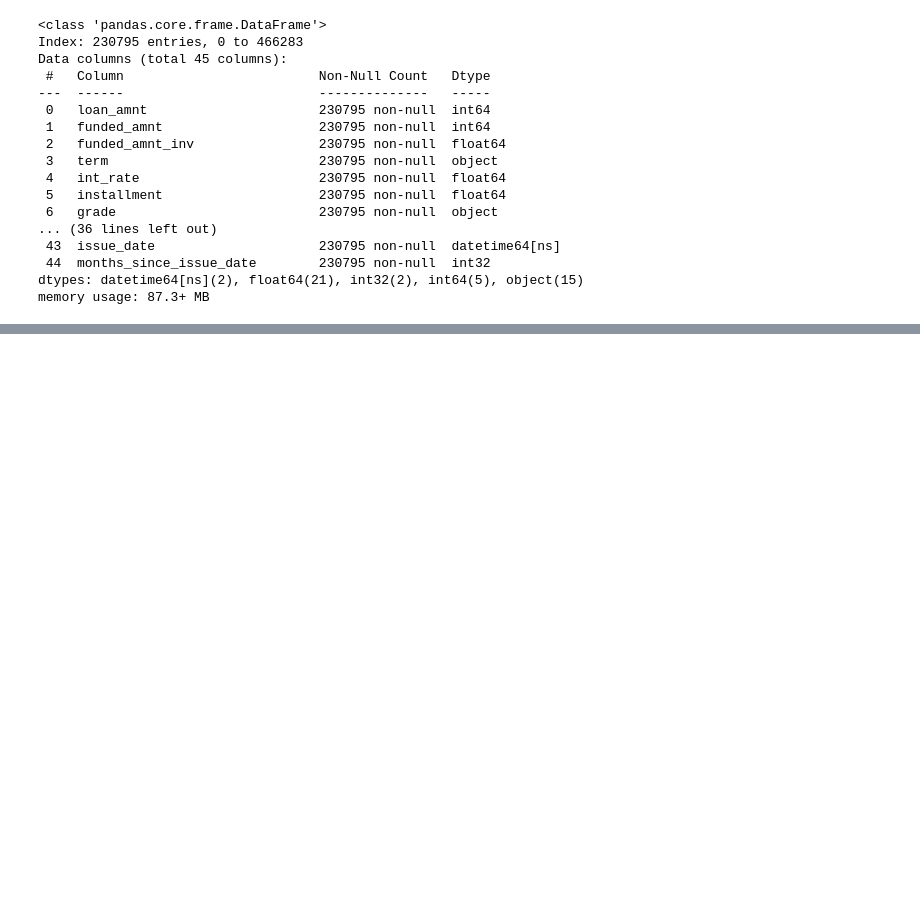
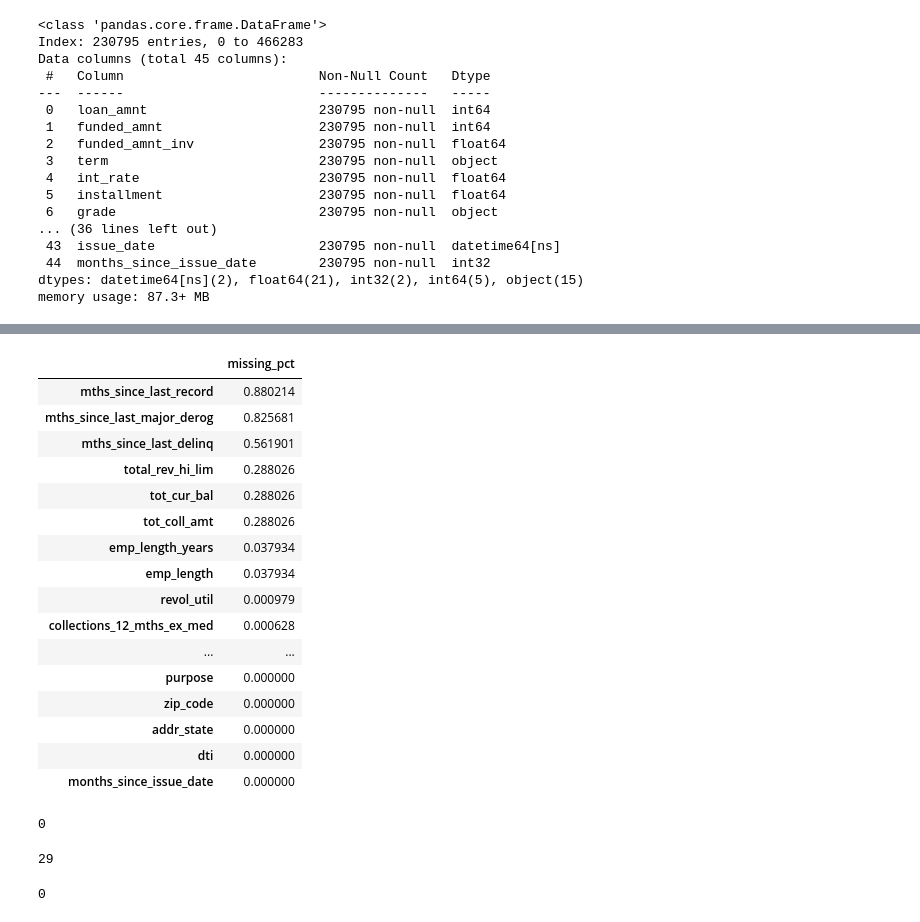
Before and after one commit to amitsrm3751-ctrl/credit-portfolio-vasicek-simulation, a Jupyter notebook: notebooks/01_data_preparation.ipynb, the cells around one changed output, grey strips where cells are left out. Cells and saved outputs as stored; diff of their text form; code cells hidden in the pictures; blank space fills up the shorter version.

```diff
--- a/notebooks/01_data_preparation.ipynb
+++ b/notebooks/01_data_preparation.ipynb
@@ -504,0 +620,27 @@ memory usage: 87.3+ MB
+# %%
+missing_summary = (
+    loan_data_pd.isna()
+    .mean()
+    .sort_values(ascending=False)
+    .to_frame(name='missing_pct')
+)
+
+missing_summary
+# %% [output]
+|  | missing_pct |
+| mths_since_last_record | 0.880214 |
+| mths_since_last_major_derog | 0.825681 |
+| mths_since_last_delinq | 0.561901 |
+| total_rev_hi_lim | 0.288026 |
+| tot_cur_bal | 0.288026 |
+| tot_coll_amt | 0.288026 |
+| emp_length_years | 0.037934 |
+| emp_length | 0.037934 |
+| revol_util | 0.000979 |
+| collections_12_mths_ex_med | 0.000628 |
+| ... | ... |
+| purpose | 0.000000 |
+| zip_code | 0.000000 |
+| addr_state | 0.000000 |
+| dti | 0.000000 |
+| months_since_issue_date | 0.000000 |
@@ -504,0 +658,22 @@ memory usage: 87.3+ MB
+# %%
+loan_data_pd['annual_inc'].isnull().sum()
+# %% [output]
+0
+# %%
+loan_data_pd['months_since_earliest_cr_line'].isnull().sum()
+# %% [output]
+29
+# %%
+# Compute minimum observed value (excluding NaN)
+min_value = loan_data_pd['months_since_earliest_cr_line'].min()
+
+# Impute missing values with minimum observed value
+loan_data_pd['months_since_earliest_cr_line'] = (
+    loan_data_pd['months_since_earliest_cr_line']
+    .fillna(min_value)
+)
+
+# Verify
+loan_data_pd['months_since_earliest_cr_line'].isnull().sum()
+# %% [output]
+0
```
Also changed, not shown: parts of 48 cells of this notebook, 1 other file.
